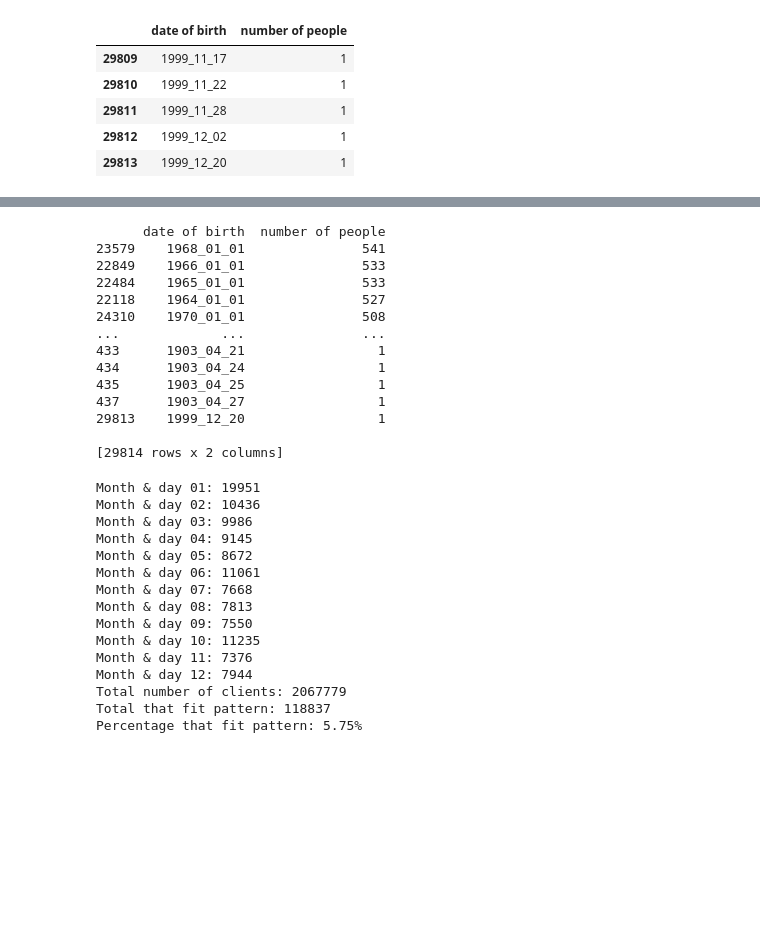
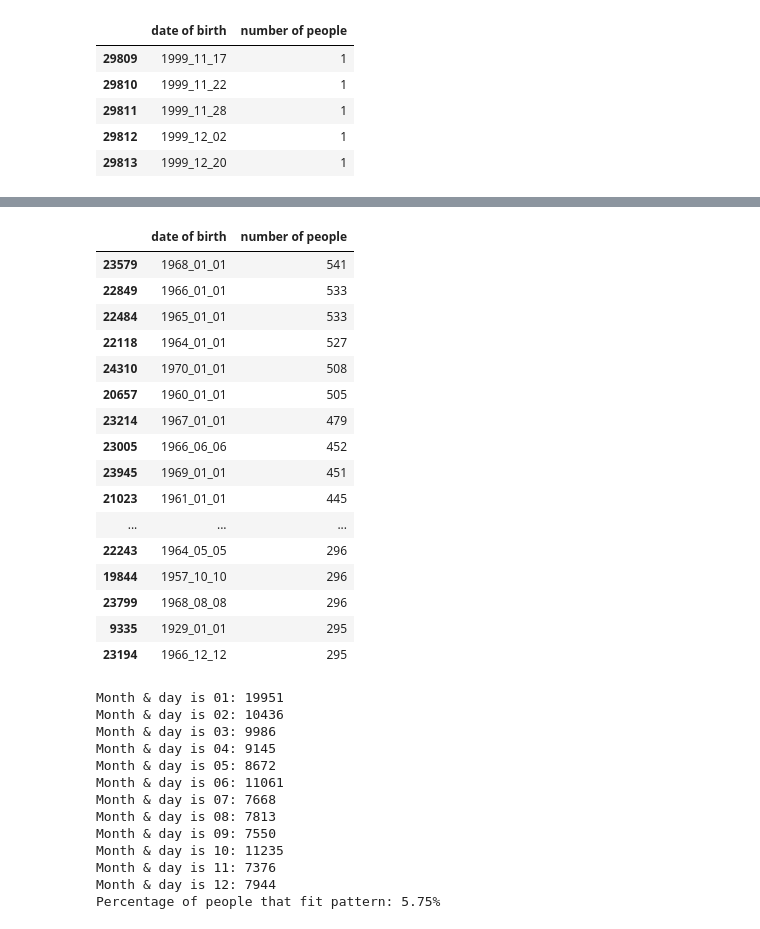
Before and after one commit to casualcoderlibhongo/Eighty20-Question-1, a Jupyter notebook: Q1 solution.ipynb, the cells around one changed output, grey strips where cells are left out. Cells and saved outputs as stored; diff of their text form; code cells hidden in the pictures; blank space fills up the shorter version.

```diff
--- a/Q1 solution.ipynb
+++ b/Q1 solution.ipynb
@@ -26,20 +42,23 @@ df.tail()
 # %%
-print(df.sort_values(by='number of people', ascending=False))
+df.sort_values(by='number of people', ascending=False).head(100)
 # %% [output]
-      date of birth  number of people
-23579    1968_01_01               541
-22849    1966_01_01               533
-22484    1965_01_01               533
-22118    1964_01_01               527
-24310    1970_01_01               508
-...             ...               ...
-433      1903_04_21                 1
-434      1903_04_24                 1
-435      1903_04_25                 1
-437      1903_04_27                 1
-29813    1999_12_20                 1
-
-[29814 rows x 2 columns]
+|  | date of birth | number of people |
+| 23579 | 1968_01_01 | 541 |
+| 22849 | 1966_01_01 | 533 |
+| 22484 | 1965_01_01 | 533 |
+| 22118 | 1964_01_01 | 527 |
+| 24310 | 1970_01_01 | 508 |
+| 20657 | 1960_01_01 | 505 |
+| 23214 | 1967_01_01 | 479 |
+| 23005 | 1966_06_06 | 452 |
+| 23945 | 1969_01_01 | 451 |
+| 21023 | 1961_01_01 | 445 |
+| ... | ... | ... |
+| 22243 | 1964_05_05 | 296 |
+| 19844 | 1957_10_10 | 296 |
+| 23799 | 1968_08_08 | 296 |
+| 9335 | 1929_01_01 | 295 |
+| 23194 | 1966_12_12 | 295 |
 # %%
 month_nums = ['01', '02', '03', '04', '05', '06', '07', '08', '09', '10', '11', '12']
 total = 0
@@ -49,24 +68,20 @@ for i in month_nums:
     temp_df = df[matches]
     res = temp_df['number of people'].sum()
     total += res
-    print(f'Month & day {i}: {res}')
+    print(f'Month & day is {i}: {res}')
 
-print('Total number of clients: ' + str(df['number of people'].sum()))
-print(f'Total that fit pattern: {total}')
-print('Percentage that fit pattern: ' + '{:.2%}'.format(total/df['number of people'].sum()))
+print('Percentage of people that fit pattern: ' + '{:.2%}'.format(total/df['number of people'].sum()))
 # %% [output]
-Month & day 01: 19951
-Month & day 02: 10436
-Month & day 03: 9986
-Month & day 04: 9145
-Month & day 05: 8672
-Month & day 06: 11061
-Month & day 07: 7668
-Month & day 08: 7813
-Month & day 09: 7550
-Month & day 10: 11235
-Month & day 11: 7376
-Month & day 12: 7944
-Total number of clients: 2067779
-Total that fit pattern: 118837
-Percentage that fit pattern: 5.75%
+Month & day is 01: 19951
+Month & day is 02: 10436
+Month & day is 03: 9986
+Month & day is 04: 9145
+Month & day is 05: 8672
+Month & day is 06: 11061
+Month & day is 07: 7668
+Month & day is 08: 7813
+Month & day is 09: 7550
+Month & day is 10: 11235
+Month & day is 11: 7376
+Month & day is 12: 7944
+Percentage of people that fit pattern: 5.75%
```
Also changed, not shown: parts of 11 cells of this notebook, 1 other file.
